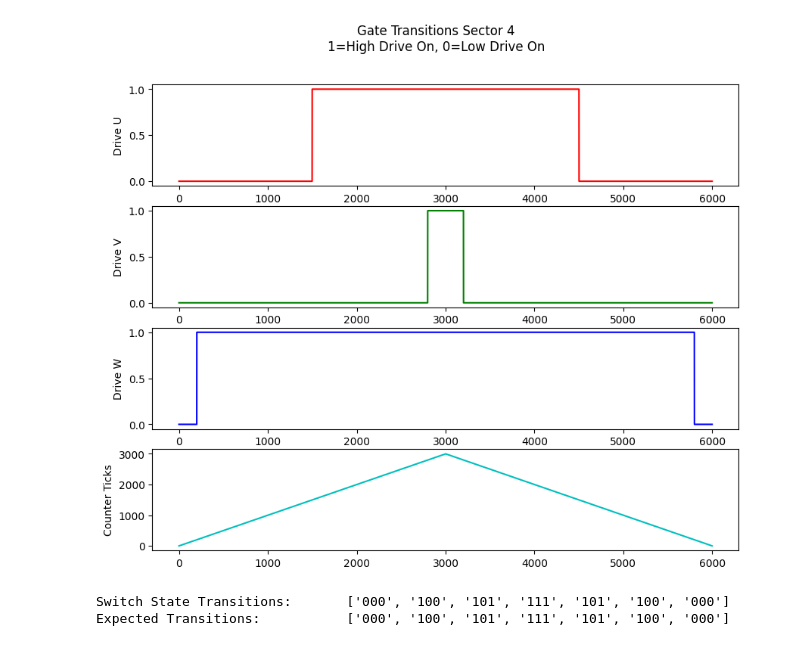
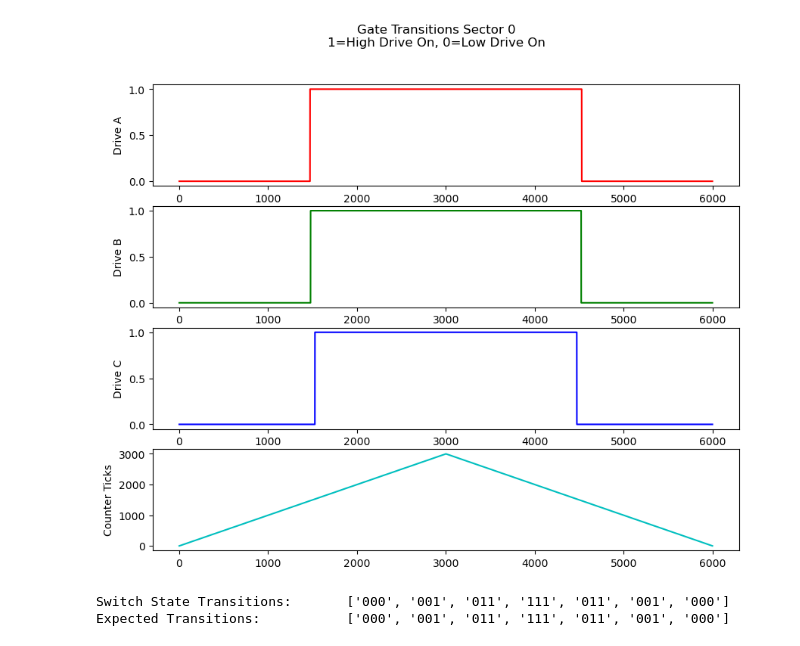
Before and after one commit to brandonbraun653/OrbitESC, a Jupyter notebook: model/SpaceVectorModulation.ipynb, the cells around one changed output. Saved outputs shown, nothing was run; the diff lists cells and outputs as text; code cells hidden in the pictures.

```diff
--- a/model/SpaceVectorModulation.ipynb
+++ b/model/SpaceVectorModulation.ipynb
@@ -55,11 +55,13 @@ sqrt_3 = math.sqrt(3.0)
 # User Inputs
 # *******************************************************************************
 # Electrical angle of the rotor, not absolute physical angle (which depends on motor pole pairs).
-target_sector = 4
-rotor_theta_elec = math.radians(30.0 + (target_sector * 60.0))
+target_sector = 0
+sector_offset_deg = 55.0
+rotor_theta_elec = math.radians(sector_offset_deg + (target_sector * 60.0))
 
 # Drive strength (modulation index)
 mi = 0.866
+mi = 0.02
 assert mi <= sqrt_3/2.0
 
 # *******************************************************************************
@@ -150,17 +152,17 @@ fig.suptitle(f'Gate Transitions Sector {sector}\n1=High Drive On, 0=Low Drive On
 # Create subplot 1
 ax1 = fig.add_subplot(4, 1, 1)
 ax1.plot(ticks[0, :], pwm_signals[0, :], 'r')
-ax1.set_ylabel('Drive U')
+ax1.set_ylabel('Drive A')
 
 # Create subplot 2
 ax2 = fig.add_subplot(4, 1, 2)
 ax2.plot(ticks[0, :], pwm_signals[1, :], 'g')
-ax2.set_ylabel('Drive V')
+ax2.set_ylabel('Drive B')
 
 # Create subplot 3
 ax3 = fig.add_subplot(4, 1, 3)
 ax3.plot(ticks[0, :], pwm_signals[2, :], 'b')
-ax3.set_ylabel('Drive W')
+ax3.set_ylabel('Drive C')
 
 # Create subplot 4
 ax4 = fig.add_subplot(4, 1, 4)
@@ -183,33 +185,33 @@ for i in range(pwm_signals.shape[1]):
 
 # Convert the list to a numpy array
 binary_values = np.array(binary_values)
 
 # Accumulate the sequence of transitions and the number of ticks in each state
 unique_transitions = []
 ticks_in_state_x = {}
 
 for i in range(len(binary_values)):
   # If this is the first transition or the transition is different from the previous one, add it to the list
   if i == 0 or binary_values[i] != binary_values[i-1]:
     unique_transitions.append(binary_values[i])
 
   # If this is the first time we've seen this transition, add it to the dictionary
   if binary_values[i] not in ticks_in_state_x:
     ticks_in_state_x[binary_values[i]] = 1
   else:
     ticks_in_state_x[binary_values[i]] += 1
 
 
 print(f"Switch State Transitions:\t{unique_transitions}")
 print(f"Expected Transitions:\t\t{sector_x_transition_seq[sector]}")
 if sector_x_transition_seq[sector] != unique_transitions:
   print(f"ERROR: Transitions do not match expected sequence for sector {sector}")
 
 # Check if only a single bit has changed between each transition
 for i in range(len(unique_transitions)-1):
   if bin(int(unique_transitions[i], 2) ^ int(unique_transitions[i+1], 2)).count('1') != 1:
     print(f"ERROR: Invalid transition from {i-1} to {i}")
 # %% [output]
-[figure, old version]
+[figure, new version]
-Switch State Transitions:       ['000', '100', '101', '111', '101', '100', '000']
-Expected Transitions:           ['000', '100', '101', '111', '101', '100', '000']
+Switch State Transitions:       ['000', '001', '011', '111', '011', '001', '000']
+Expected Transitions:           ['000', '001', '011', '111', '011', '001', '000']
```
